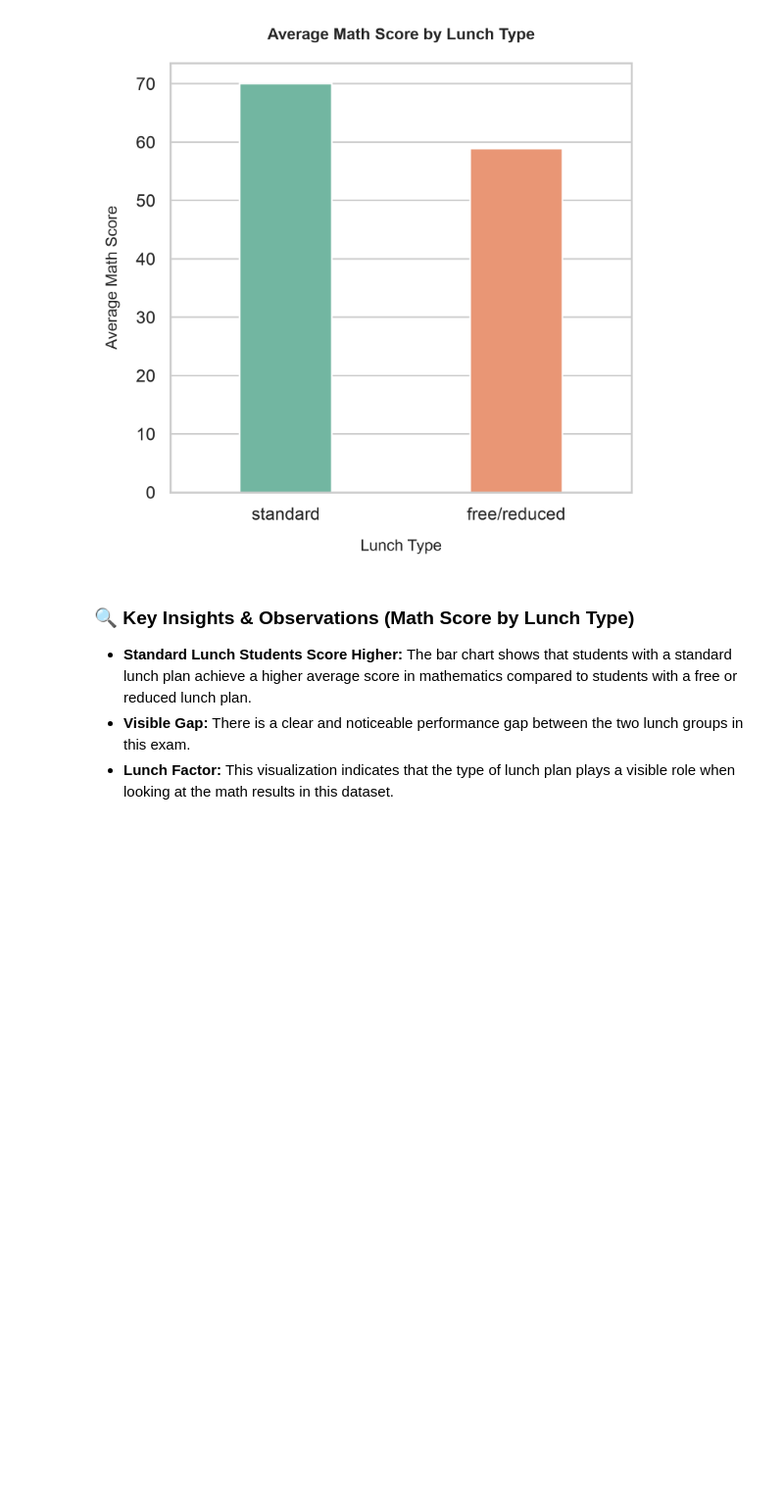
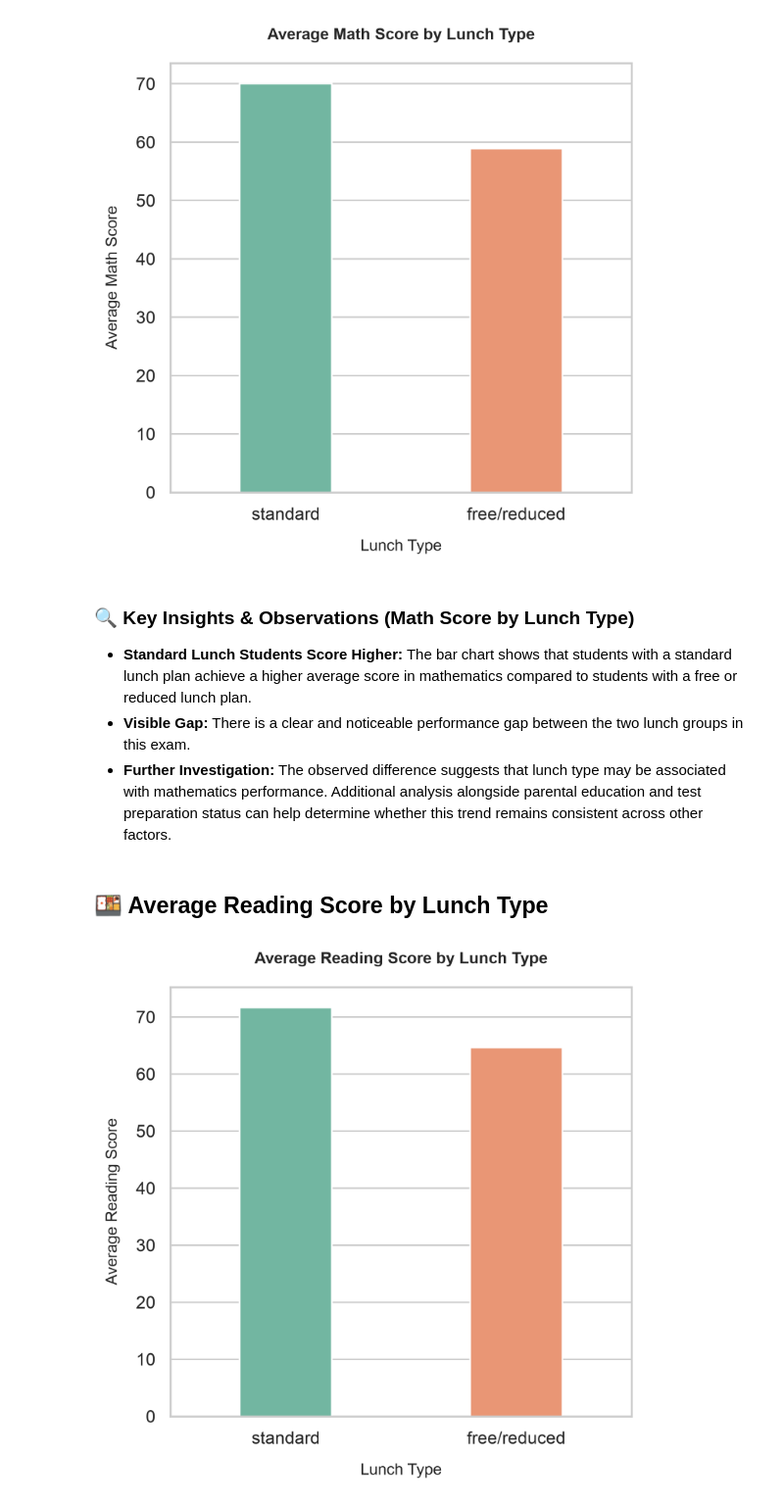
Before and after one commit to Pratyush-Guleria/data-analysis-projects, a Jupyter notebook: project-01-student-performance-analysis/notebooks/01_eda.ipynb, the cells around one changed output. Shown at 98% size. Drawn from its saved outputs; the diff is of its cells as text; code cells hidden in the pictures; blank space fills up the shorter version.

Commit message:
Analysis on avg reading score by lunch

```diff
--- a/project-01-student-performance-analysis/notebooks/01_eda.ipynb
+++ b/project-01-student-performance-analysis/notebooks/01_eda.ipynb
@@ -427,4 +427,30 @@ plt.show()
 
 * **Standard Lunch Students Score Higher:** The bar chart shows that students with a standard lunch plan achieve a higher average score in mathematics compared to students with a free or reduced lunch plan.
 * **Visible Gap:** There is a clear and noticeable performance gap between the two lunch groups in this exam.
-* **Lunch Factor:** This visualization indicates that the type of lunch plan plays a visible role when looking at the math results in this dataset.
+* **Further Investigation:** The observed difference suggests that lunch type may be associated with mathematics performance. Additional analysis alongside parental education and test preparation status can help determine whether this trend remains consistent across other factors.
+# %% [markdown]
+## 🍱 Average Reading Score by Lunch Type
+# %%
+plt.figure(figsize = (5, 5))
+
+sns.barplot(data = df,
+            x = "lunch",
+            y = "reading score",
+            legend = False,
+            width = 0.4,
+            palette = "Set2",
+            hue = "lunch",
+            errorbar = None,
+)
+plt.title("Average Reading Score by Lunch Type", fontsize = 10, fontweight = "bold", pad = 15)
+
+plt.xlabel("Lunch Type", labelpad = 10, fontsize = 10)
+plt.ylabel("Average Reading Score", labelpad = 10, fontsize = 10)
+
+
+plt.tight_layout()
+
+plt.savefig("../images/average_reading_score_by_lunch.png", dpi = 300, bbox_inches = "tight")
+plt.show()
+# %% [output]
+[figure, added]
```
Also changed, not shown: parts of 1 cell of this notebook.
